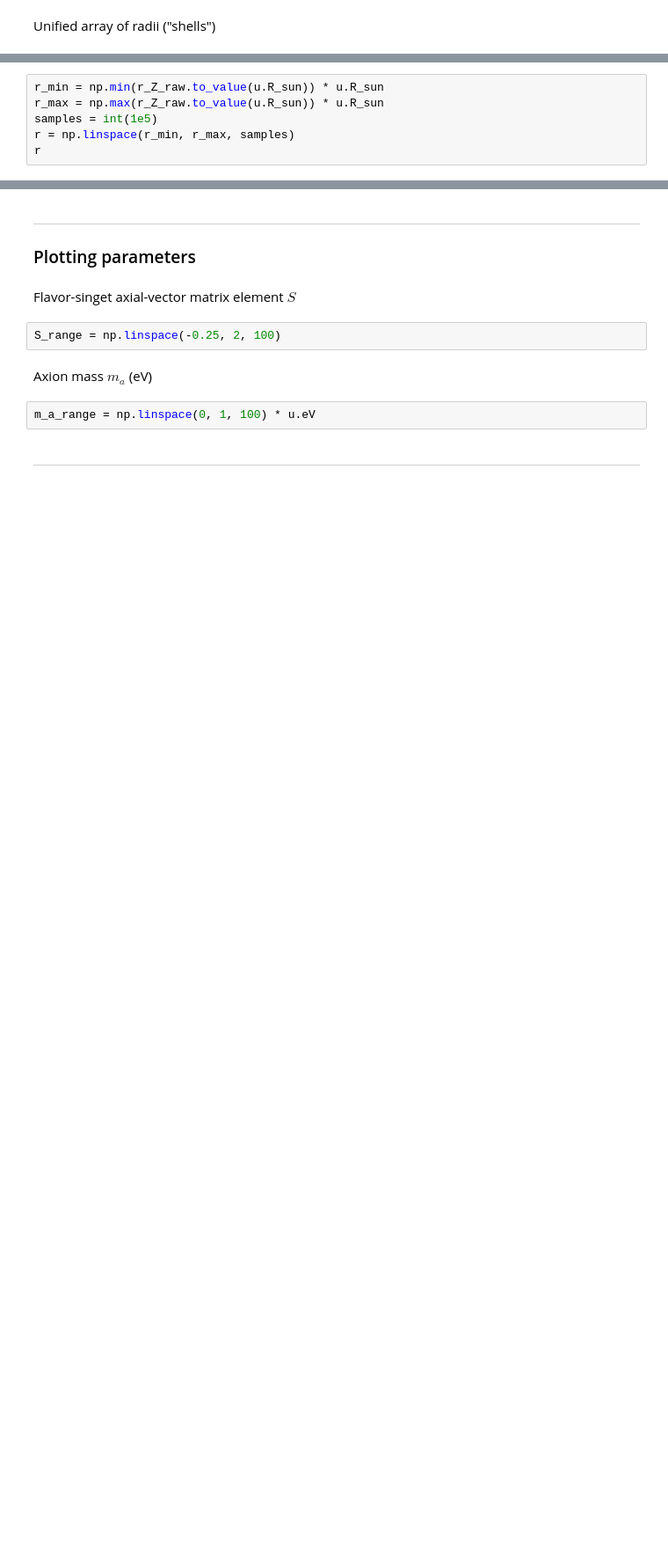
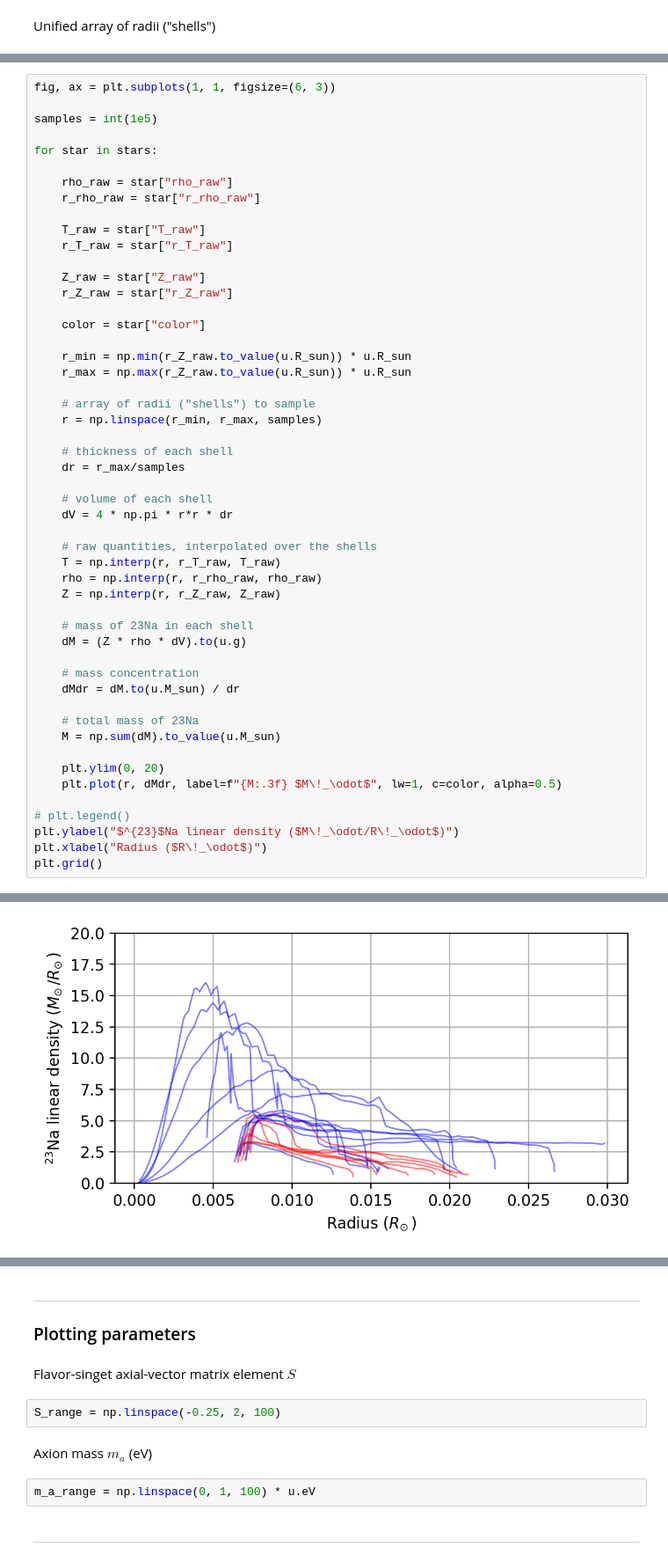
Before and after one commit to xingyzt/stellar-axions, a Jupyter notebook: main.ipynb, the cells around one changed output, grey strips where cells are left out. Shown at 88% size. Saved outputs shown, nothing was run; the diff lists cells and outputs as text; blank space fills up the shorter version.

```diff
--- a/main.ipynb
+++ b/main.ipynb
@@ -84,7 +146,52 @@ Unified array of radii ("shells")
 # %%
-r_min = np.min(r_Z_raw.to_value(u.R_sun)) * u.R_sun
-r_max = np.max(r_Z_raw.to_value(u.R_sun)) * u.R_sun
+fig, ax = plt.subplots(1, 1, figsize=(6, 3))
+
 samples = int(1e5)
-r = np.linspace(r_min, r_max, samples)
-r
+
+for star in stars:
+
+    rho_raw = star["rho_raw"]
+    r_rho_raw = star["r_rho_raw"]
+
+    T_raw = star["T_raw"]
+    r_T_raw = star["r_T_raw"]
+
+    Z_raw = star["Z_raw"]
+    r_Z_raw = star["r_Z_raw"]
+
+    color = star["color"]
+
+    r_min = np.min(r_Z_raw.to_value(u.R_sun)) * u.R_sun
+    r_max = np.max(r_Z_raw.to_value(u.R_sun)) * u.R_sun
+
+    # array of radii ("shells") to sample
+    r = np.linspace(r_min, r_max, samples)
+
+    # thickness of each shell
+    dr = r_max/samples
+
+    # volume of each shell
+    dV = 4 * np.pi * r*r * dr
+
+    # raw quantities, interpolated over the shells
+    T = np.interp(r, r_T_raw, T_raw)
+    rho = np.interp(r, r_rho_raw, rho_raw)
+    Z = np.interp(r, r_Z_raw, Z_raw)
+
+    # mass of 23Na in each shell
+    dM = (Z * rho * dV).to(u.g)
+
+    # mass concentration
+    dMdr = dM.to(u.M_sun) / dr
+
+    # total mass of 23Na
+    M = np.sum(dM).to_value(u.M_sun)
+
+    plt.ylim(0, 20)
+    plt.plot(r, dMdr, label=f"{M:.3f} $M\!_\odot$", lw=1, c=color, alpha=0.5)
+
+# plt.legend()
+plt.ylabel("$^{23}$Na linear density ($M\!_\odot/R\!_\odot$)")
+plt.xlabel("Radius ($R\!_\odot$)")
+plt.grid()
 # %% [output]
@@ -91,0 +198 @@ $[0.0063617483,~0.0063618107,~0.006361873,~\dots,~0.012594375,~0.012594437,~0.01
+[figure, added]
```
Also changed, not shown: parts of 20 cells of this notebook.
